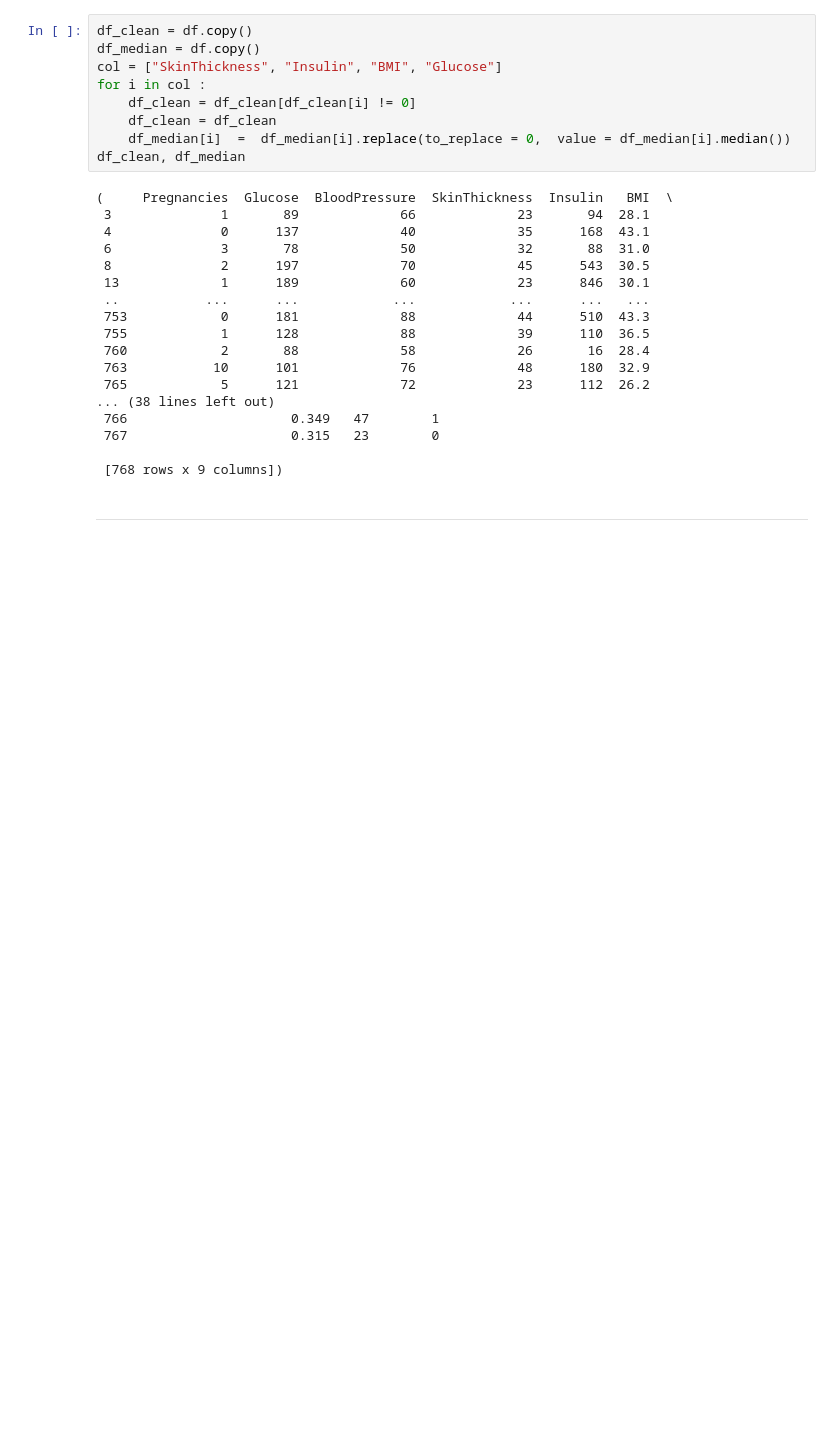
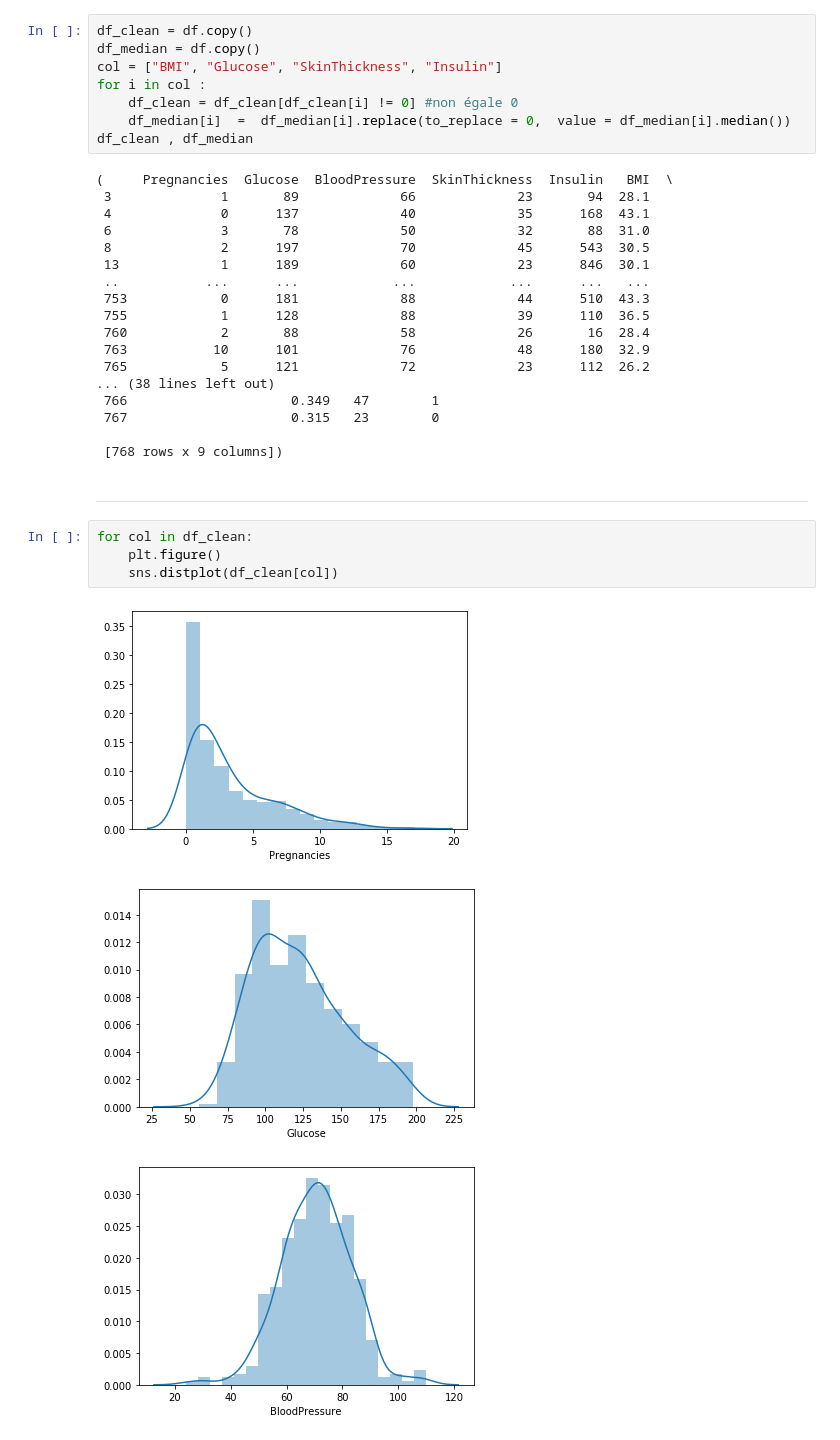
Before and after one commit to Abdelrazak-sakhri/diabete, a Jupyter notebook: Projet_diabete_Lamine_Mourad_Abdel.ipynb, the cells around one changed output. Saved outputs shown, nothing was run; the diff lists cells and outputs as text; blank space fills up the shorter version.

```diff
--- a/Projet_diabete_Lamine_Mourad_Abdel.ipynb
+++ b/Projet_diabete_Lamine_Mourad_Abdel.ipynb
@@ -177,12 +173,11 @@ _____
 # %%
 df_clean = df.copy()
 df_median = df.copy()
-col = ["SkinThickness", "Insulin", "BMI", "Glucose"]
+col = ["BMI", "Glucose", "SkinThickness", "Insulin"]
 for i in col :
-    df_clean = df_clean[df_clean[i] != 0]
-    df_clean = df_clean
+    df_clean = df_clean[df_clean[i] != 0] #non égale 0
     df_median[i]  =  df_median[i].replace(to_replace = 0,  value = df_median[i].median())
-df_clean, df_median
+df_clean , df_median
 # %% [output]
 (     Pregnancies  Glucose  BloodPressure  SkinThickness  Insulin   BMI  \
  3              1       89             66             23       94  28.1
@@ -203,3 +198,11 @@ df_clean, df_median
  [768 rows x 9 columns])
 # %% [markdown]
 ______
+# %%
+for col in df_clean:
+    plt.figure()
+    sns.distplot(df_clean[col])
+# %% [output]
+[figure, added]
+[figure, added]
+[figure, added]
```
Also changed, not shown: parts of 21 cells of this notebook.
